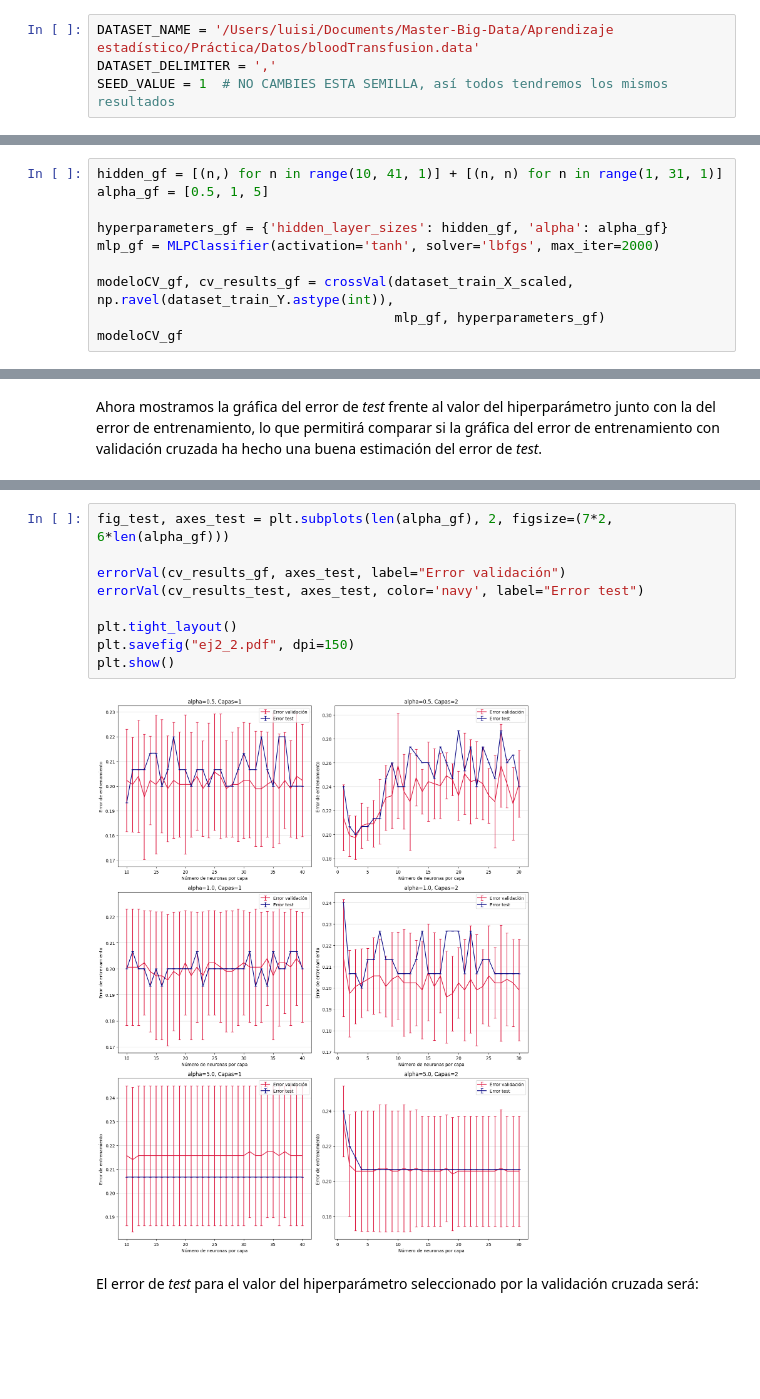
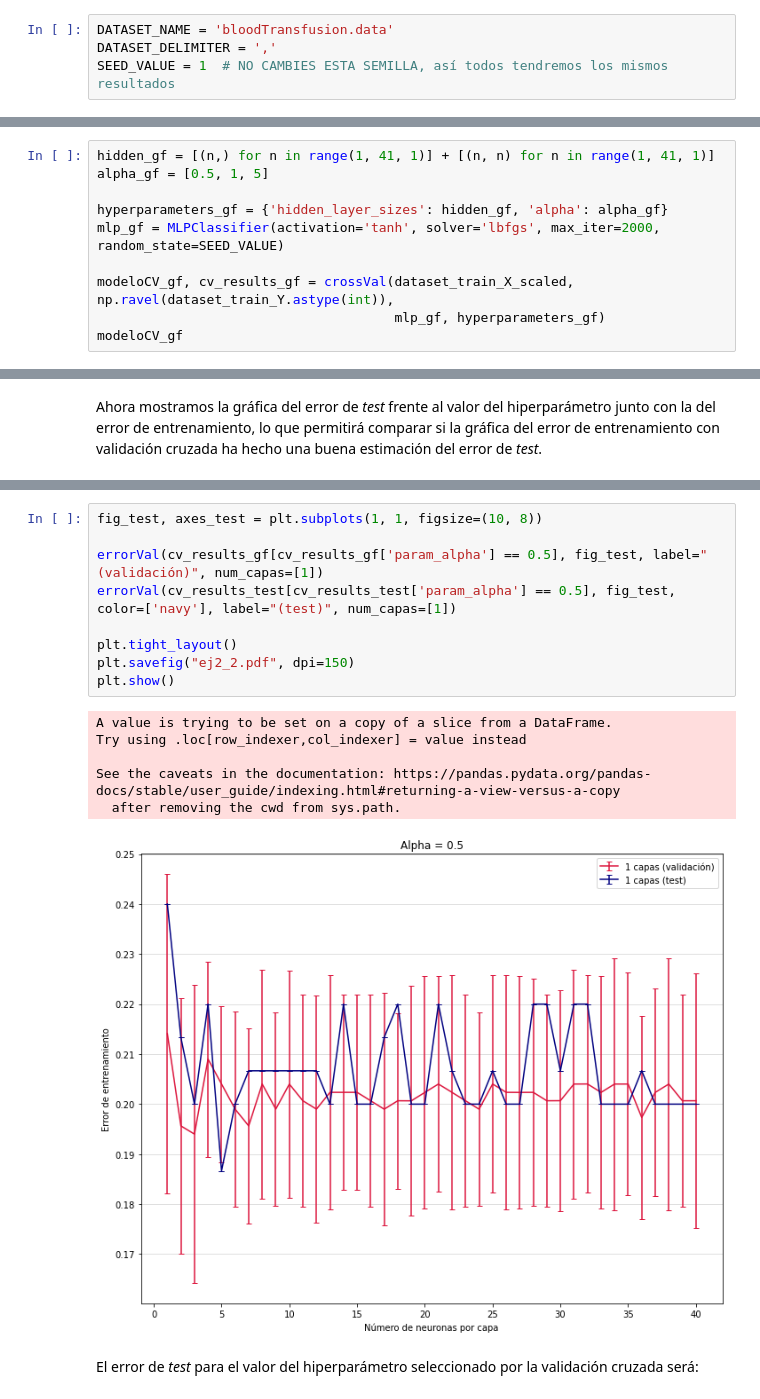
Before and after one commit to uisitoam/Master-Big-Data, a Jupyter notebook: Aprendizaje estadístico/Práctica/redes/nn_LuisArdevol_cesga.ipynb, the cells around one changed output, grey strips where cells are left out. Saved outputs shown, nothing was run; the diff lists cells and outputs as text; blank space fills up the shorter version.

```diff
--- a/Aprendizaje estadístico/Práctica/redes/nn_LuisArdevol_cesga.ipynb
+++ b/Aprendizaje estadístico/Práctica/redes/nn_LuisArdevol_cesga.ipynb
@@ -73,7 +73,7 @@ import matplotlib.pyplot as plt
 # %% [markdown]
 **Definición de variables globales**
 # %%
-DATASET_NAME = '/Users/luisi/Documents/Master-Big-Data/Aprendizaje estadístico/Práctica/Datos/bloodTransfusion.data'
+DATASET_NAME = 'bloodTransfusion.data'
 DATASET_DELIMITER = ','
 SEED_VALUE = 1  # NO CAMBIES ESTA SEMILLA, así todos tendremos los mismos resultados
 # %% [markdown]
@@ -440,11 +442,11 @@ Buscamos una gráfica más o menos convexa, para hacer una búsqueda de grano fi
 
 Repetimos la exploración, esta vez barriendo todos los valores del intervalo. Así encontraremos el modelo con el menor error de validación cruzada para este problema. Concretramente, usaremos una y dos capas ocultas, con entre 10 y 40 neuronas cada capa. Para el parámetro de regularizacion, cogeremos 1 y su entorno, es decir, 0.5 y 5; esto nos da más precisión a la hora de buscar el valor óptimo.
 # %%
-hidden_gf = [(n,) for n in range(10, 41, 1)] + [(n, n) for n in range(1, 31, 1)]
+hidden_gf = [(n,) for n in range(1, 41, 1)] + [(n, n) for n in range(1, 41, 1)]
 alpha_gf = [0.5, 1, 5]
 
 hyperparameters_gf = {'hidden_layer_sizes': hidden_gf, 'alpha': alpha_gf}
-mlp_gf = MLPClassifier(activation='tanh', solver='lbfgs', max_iter=2000)
+mlp_gf = MLPClassifier(activation='tanh', solver='lbfgs', max_iter=2000, random_state=SEED_VALUE)
 
 modeloCV_gf, cv_results_gf = crossVal(dataset_train_X_scaled, np.ravel(dataset_train_Y.astype(int)),
                                       mlp_gf, hyperparameters_gf)
@@ -556,14 +576,19 @@ Ahora mostramos la gráfica del error de *test* frente al valor del hiperparáme
 # %%
-fig_test, axes_test = plt.subplots(len(alpha_gf), 2, figsize=(7*2, 6*len(alpha_gf)))
+fig_test, axes_test = plt.subplots(1, 1, figsize=(10, 8))
 
-errorVal(cv_results_gf, axes_test, label="Error validación")
-errorVal(cv_results_test, axes_test, color='navy', label="Error test")
+errorVal(cv_results_gf[cv_results_gf['param_alpha'] == 0.5], fig_test, label="(validación)", num_capas=[1])
+errorVal(cv_results_test[cv_results_test['param_alpha'] == 0.5], fig_test, color=['navy'], label="(test)", num_capas=[1])
 
 plt.tight_layout()
 plt.savefig("ej2_2.pdf", dpi=150)
 plt.show()
 # %% [output]
+A value is trying to be set on a copy of a slice from a DataFrame.
+Try using .loc[row_indexer,col_indexer] = value instead
+
+See the caveats in the documentation: https://pandas.pydata.org/pandas-docs/stable/user_guide/indexing.html#returning-a-view-versus-a-copy
+  after removing the cwd from sys.path.
-[figure, old version]
+[figure, new version]
 # %% [markdown]
 El error de *test* para el valor del hiperparámetro seleccionado por la validación cruzada será:
 # %%
```
Also changed, not shown: parts of 24 cells of this notebook, 14 other files.
